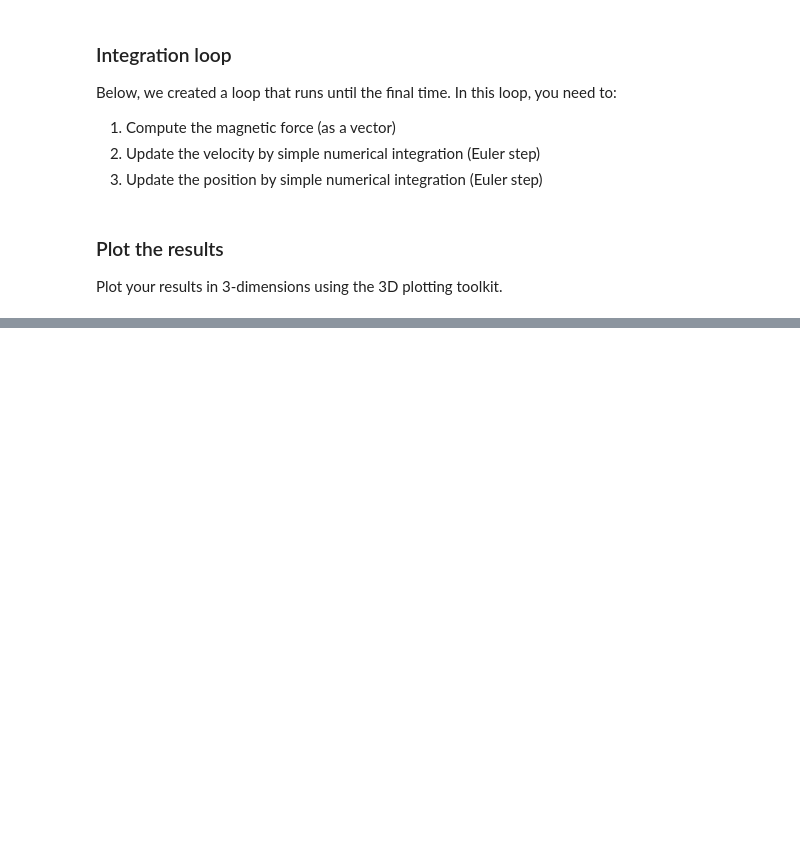
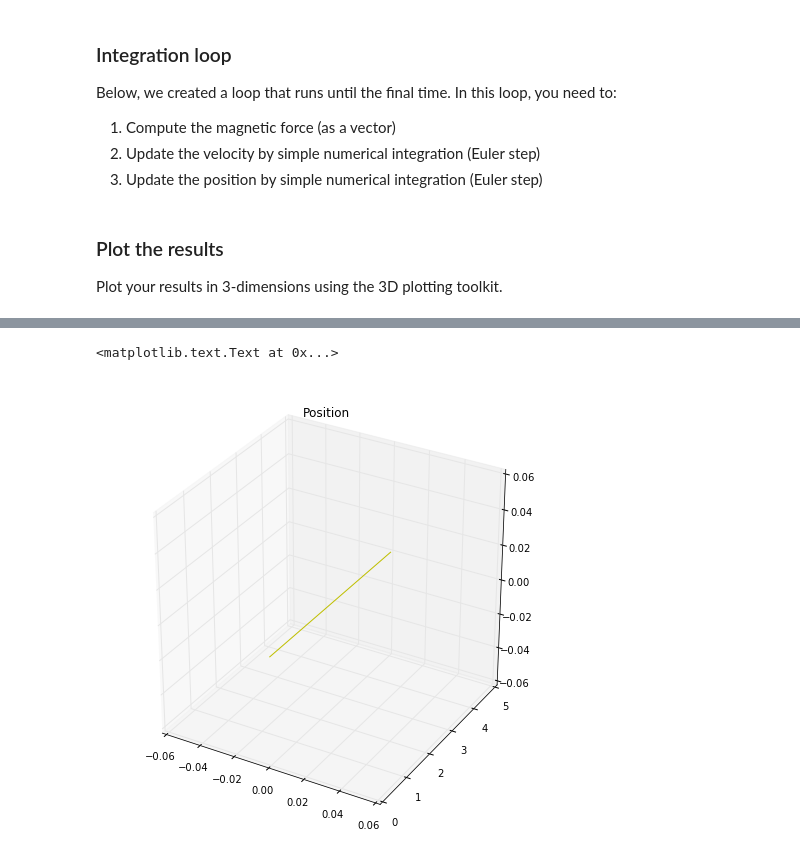
Before and after one commit to voetberg/481_hw_2018, a Jupyter notebook: HW11-MotionOfChargeInMagneticField.ipynb, the cells around one changed output, grey strips where cells are left out. Saved outputs shown, nothing was run; the diff lists cells and outputs as text; code cells hidden in the pictures; blank space fills up the shorter version.

```diff
--- a/HW11-MotionOfChargeInMagneticField.ipynb
+++ b/HW11-MotionOfChargeInMagneticField.ipynb
@@ -71,0 +107,18 @@ Plot your results in 3-dimensions using the 3D plotting toolkit.
+# %%
+##reset inital conditions, and then give intial velocity in y_hat
+rp = np.zeros((len(t), 3))    ##position
+vp = np.zeros((len(t), 3))    ##velocity
+
+rp[0,:] = np.array([0.0, 0.0, 0.0])
+vp[0,:] = np.array([0.0, v0, 0.0])
+
+##All these global variables are making my skin crawl
+vp, rp = Euler_2step()
+# %%
+fig = plt.figure()
+ax = fig.add_subplot(111, projection='3d')
+ax.plot(rp[:,0], rp[:,1], rp[:,2], color='y')
+plt.title("Position")
+# %% [output]
+<matplotlib.text.Text at 0x...>
+[figure, added]
```
Also changed, not shown: parts of 14 cells of this notebook.
